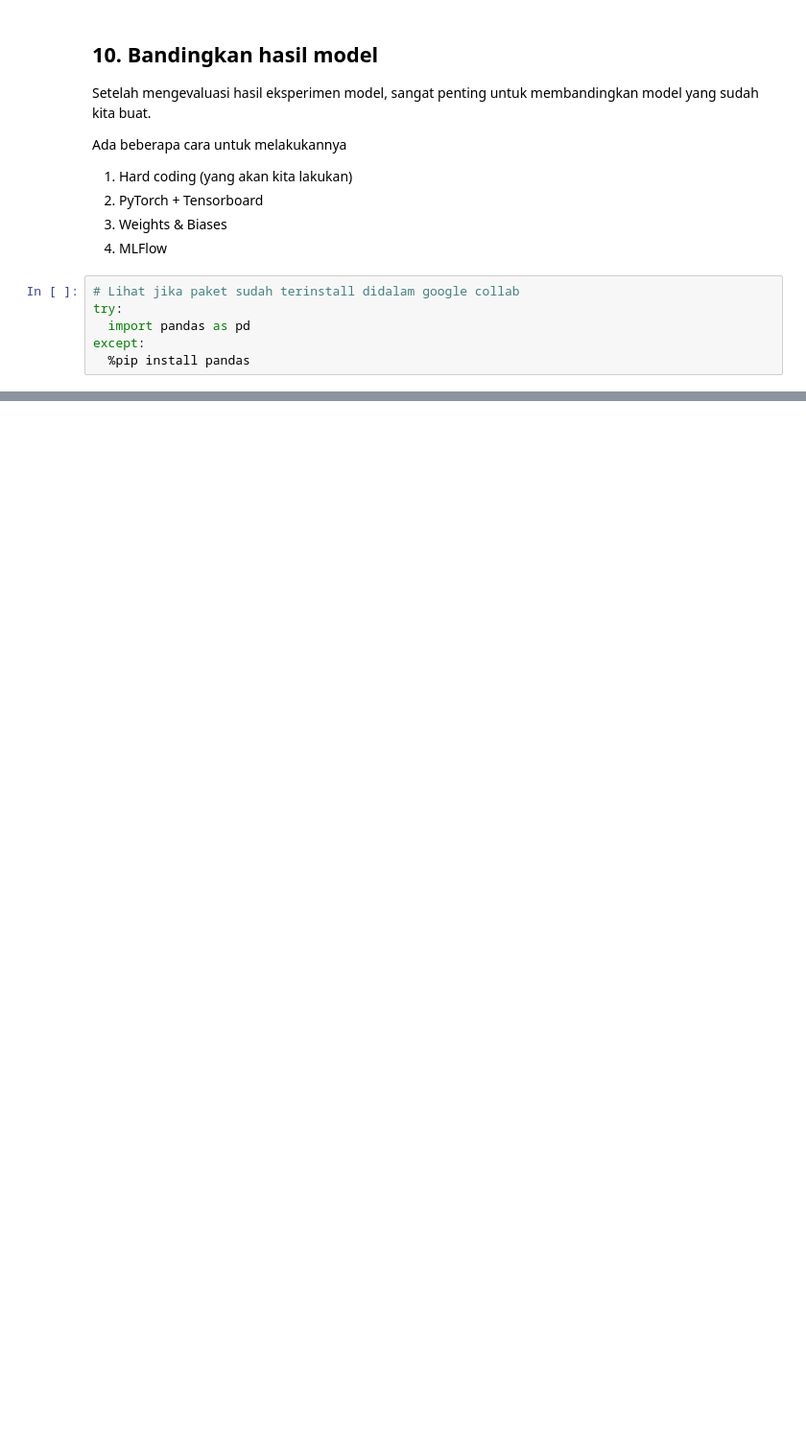
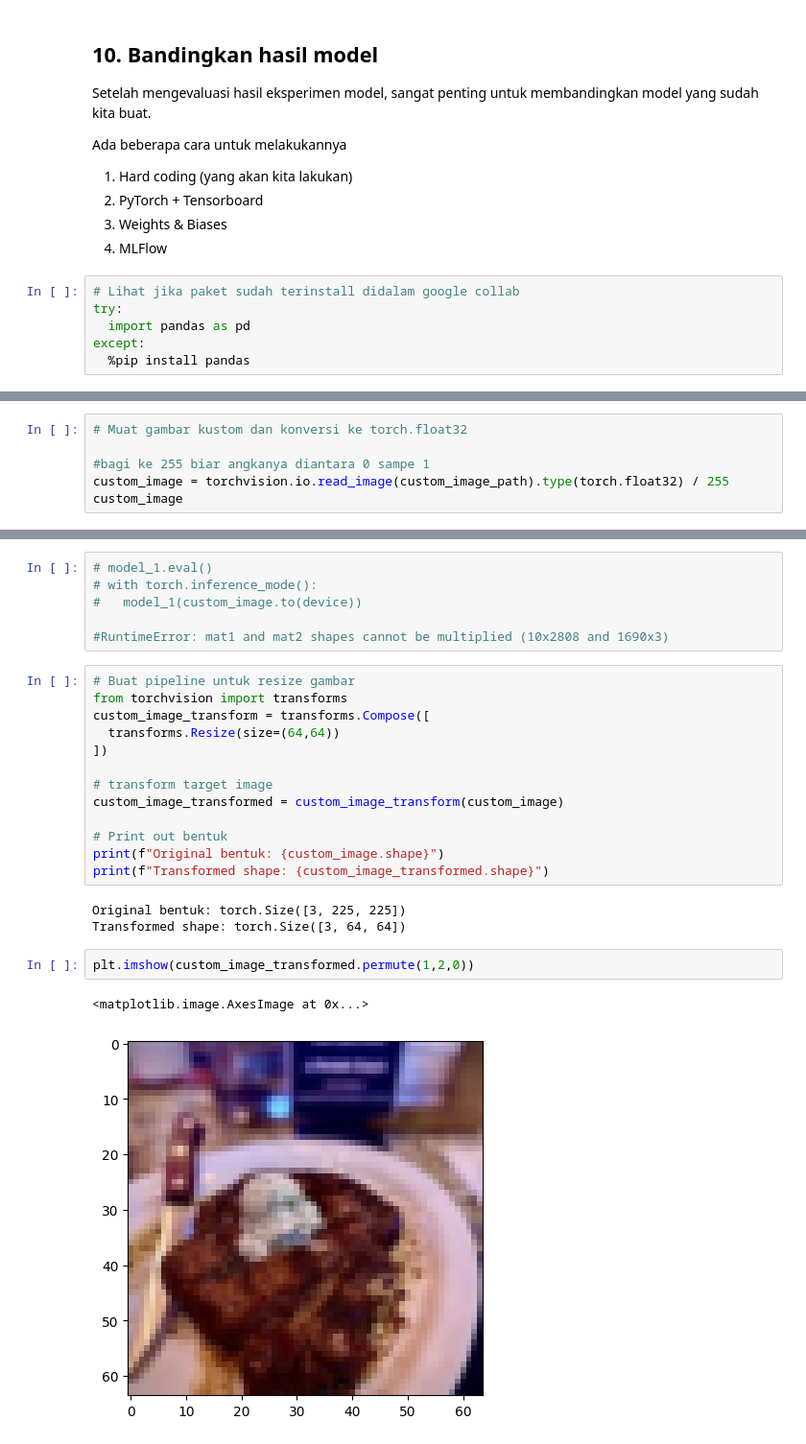
Before and after one commit to SiPilip/pytorch_course, a Jupyter notebook: 04_pytorch_custom_datasets.ipynb, the cells around one changed output, grey strips where cells are left out. Shown at 96% size. Saved outputs shown, nothing was run; the diff lists cells and outputs as text; blank space fills up the shorter version.

```diff
--- a/04_pytorch_custom_datasets.ipynb
+++ b/04_pytorch_custom_datasets.ipynb
@@ -982,0 +1374,6 @@ model_0_df, model_1_df
+# %%
+# Muat gambar kustom dan konversi ke torch.float32
+
+#bagi ke 255 biar angkanya diantara 0 sampe 1
+custom_image = torchvision.io.read_image(custom_image_path).type(torch.float32) / 255
+custom_image
@@ -982,0 +1398,27 @@ model_0_df, model_1_df
+# %%
+# model_1.eval()
+# with torch.inference_mode():
+#   model_1(custom_image.to(device))
+
+#RuntimeError: mat1 and mat2 shapes cannot be multiplied (10x2808 and 1690x3)
+# %%
+# Buat pipeline untuk resize gambar
+from torchvision import transforms
+custom_image_transform = transforms.Compose([
+  transforms.Resize(size=(64,64))
+])
+
+# transform target image
+custom_image_transformed = custom_image_transform(custom_image)
+
+# Print out bentuk
+print(f"Original bentuk: {custom_image.shape}")
+print(f"Transformed shape: {custom_image_transformed.shape}")
+# %% [output]
+Original bentuk: torch.Size([3, 225, 225])
+Transformed shape: torch.Size([3, 64, 64])
+# %%
+plt.imshow(custom_image_transformed.permute(1,2,0))
+# %% [output]
+<matplotlib.image.AxesImage at 0x...>
+[figure, added]
```
Also changed, not shown: parts of 64 cells of this notebook.
